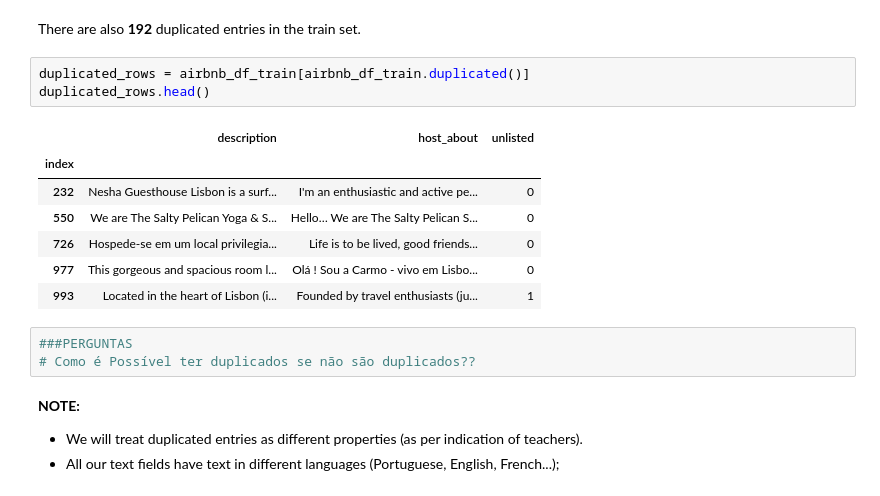
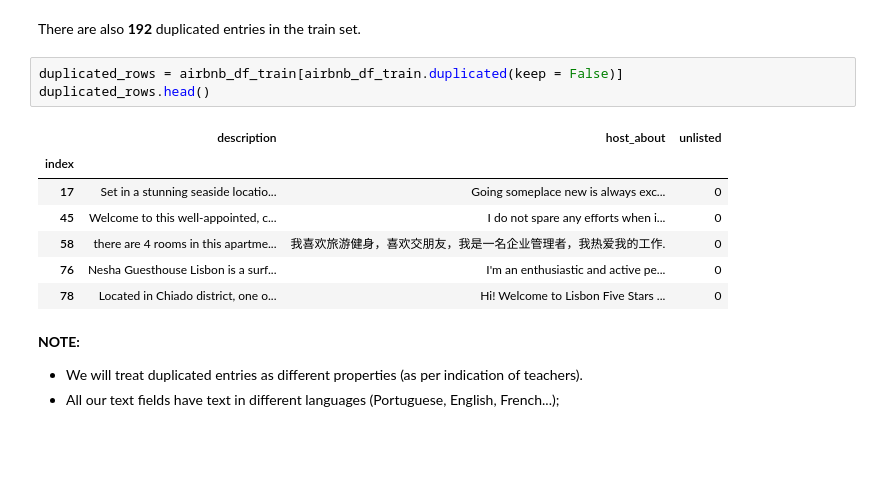
Before and after one commit to sofiacper/TM_Project, a Jupyter notebook: Project_1.ipynb, the cells around one changed output. Saved outputs shown, nothing was run; the diff lists cells and outputs as text; blank space fills up the shorter version.

```diff
--- a/Project_1.ipynb
+++ b/Project_1.ipynb
@@ -162,19 +164,16 @@ airbnb_df_train.duplicated().sum()
 # %% [markdown]
 There are also **192** duplicated entries in the train set.
 # %%
-duplicated_rows = airbnb_df_train[airbnb_df_train.duplicated()]
+duplicated_rows = airbnb_df_train[airbnb_df_train.duplicated(keep = False)]
 duplicated_rows.head()
 # %% [output]
 |  | description | host_about | unlisted |
 | index |  |  |  |
-| 232 | Nesha Guesthouse Lisbon is a surf... | I'm an enthusiastic and active pe... | 0 |
-| 550 | We are The Salty Pelican Yoga & S... | Hello… We are The Salty Pelican S... | 0 |
-| 726 | Hospede-se em um local privilegia... | Life is to be lived, good friends... | 0 |
-| 977 | This gorgeous and spacious room l... | Olá ! Sou a Carmo - vivo em Lisbo... | 0 |
-| 993 | Located in the heart of Lisbon (i... | Founded by travel enthusiasts (ju... | 1 |
+| 17 | Set in a stunning seaside locatio... | Going someplace new is always exc... | 0 |
+| 45 | Welcome to this well-appointed, c... | I do not spare any efforts when i... | 0 |
+| 58 | there are 4 rooms in this apartme... | 我喜欢旅游健身，喜欢交朋友，我是一名企业管理者，我热爱我的工作. | 0 |
+| 76 | Nesha Guesthouse Lisbon is a surf... | I'm an enthusiastic and active pe... | 0 |
+| 78 | Located in Chiado district, one o... | Hi! Welcome to Lisbon Five Stars ... | 0 |
-# %%
-###PERGUNTAS
-# Como é Possível ter duplicados se não são duplicados??
 # %% [markdown]
  **NOTE:**
 - We will treat duplicated entries as different properties (as per indication of teachers).
```
Also changed, not shown: parts of 3 cells of this notebook.
